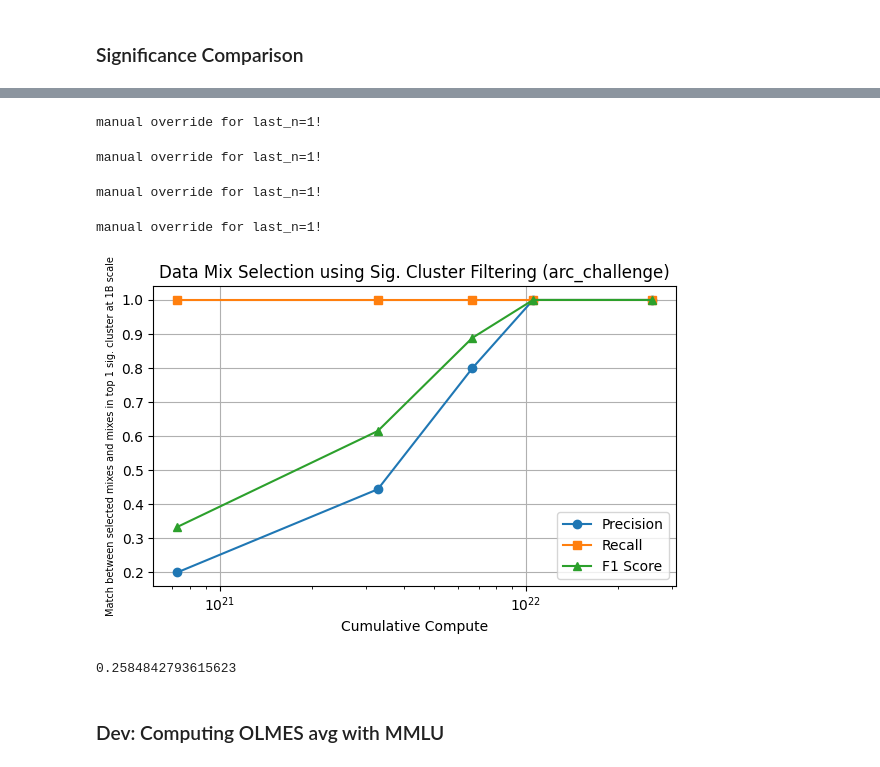
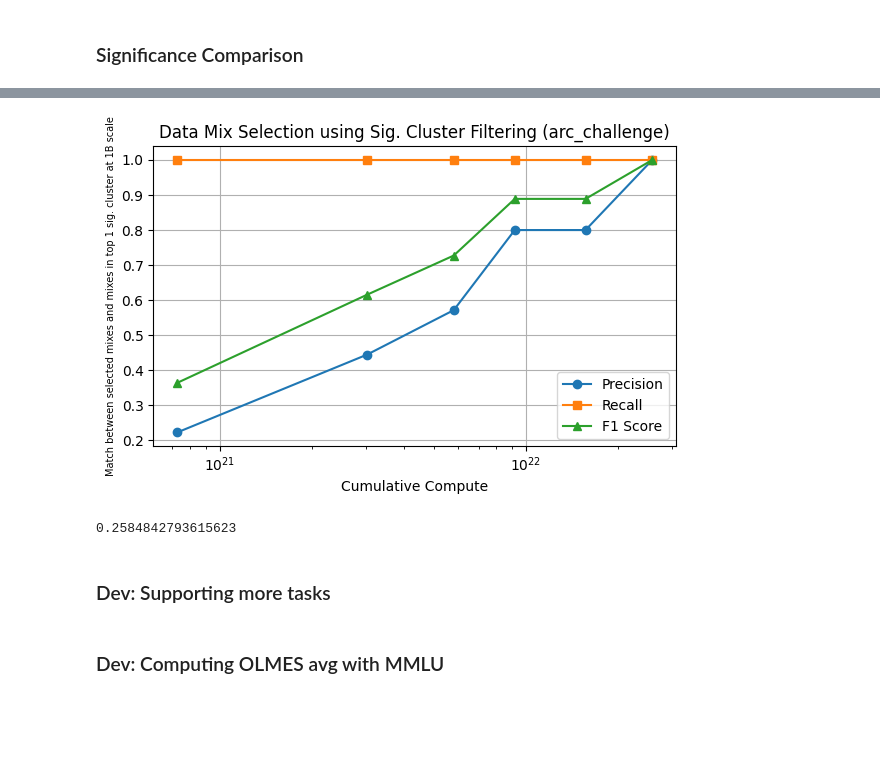
Before and after one commit to davidheineman/new-evals, a Jupyter notebook: analysis/notebooks/significance.ipynb, the cells around one changed output, grey strips where cells are left out. Cells and saved outputs as stored; diff of their text form; code cells hidden in the pictures; blank space fills up the shorter version.

```diff
--- a/analysis/notebooks/significance.ipynb
+++ b/analysis/notebooks/significance.ipynb
@@ -262,0 +156,27 @@ How to interpret: We want high *recall* scores for low compute (i.e., we want to
+# %%
+import matplotlib.pyplot as plt
+from plot import plot_simulation_results
+from mix_selection import run_simulations
+
+SORTED_SIZES = ['150M', '300M', '530M', '750M', '1B']
+
+results = run_simulations(
+    df,
+    task='arc_challenge',
+    sorted_sizes=SORTED_SIZES,
+    models=MODELS,
+    mixes=MIXES,
+    top_n_clusters=2, # How many significance clusters to keep for the next step
+    top_n_clusters_eval=1, # How many significance clusters we want at the target scale
+    alpha=0.001, # Significance level for cluster calculations
+    last_n=20, # How many checkpoints up to the final checkpoint to average results
+    model_pool='prefix', # (prefix, combination) Whether to test all combinations of mix orders
+    quiet=True
+)
+
+fig, ax = plt.subplots(figsize=(6, 4))
+ax.set_title('Performance for predicting top sig cluster @ 1B (on ARC-Challenge)')
+plot_simulation_results(results, ax)
+
+print('How to interpret: We want high *recall* scores (i.e., we want to minimize false negatives, where we would throw away a potentially good mix). High *precision* scores indicate less is used for selection:')
+plt.show()
@@ -263,37 +186,40 @@ How to interpret: We want high *recall* scores for low compute (i.e., we want to
 # %%
-SORTED_SIZES = ['150M', '300M', '530M', '750M'] # '1B'
-tasks = [task for task in TASKS if 'hellaswag' not in task and ':para' not in task]
+SORTED_SIZES = ['150M', '300M', '530M', '750M', '1B']
+tasks = [task for task in TASKS if ':para' not in task]
 
 tasks = tasks[:1]
+# tasks = tasks
 # tasks = [tasks]
+# tasks = [olmes]
+# tasks = [MMLU]
 
 fig, axes = plt.subplots(len(tasks), 1, figsize=(6, 4*len(tasks)), sharex=True, sharey=True)
 
 for i, task in enumerate(tasks):
     ax = axes[i] if len(tasks) > 1 else axes
 
     results = run_simulations(
+        df,
         sorted_sizes=SORTED_SIZES,
+        models=MODELS,
+        mixes=MIXES,
         task=task,
         top_n_clusters=2, # How many significance clusters to keep for the next step
         top_n_clusters_eval=1, # How many significance clusters we want at the target scale
         alpha=0.001, # Significance level for cluster calculations
+        last_n=20, # How many checkpoints up to the final checkpoint to average results
         model_pool='prefix', # How to select which sizes to test (prefix, combination)
     )
 
     plot_simulation_results(results, ax)
     task_name = task if not isinstance(task, list) else "OLMES Avg"
     ax.set_title(f"Data Mix Selection using Sig. Cluster Filtering ({task_name})")
     ax.set_ylabel(f"Match between selected mixes and mixes in top 1 sig. cluster at 1B scale", fontsize=7)
 
 fig.tight_layout()
 plt.show()
 # %% [output]
-manual override for last_n=1!
-manual override for last_n=1!
-manual override for last_n=1!
-manual override for last_n=1!
-[figure, old version]
+[figure, new version]
 # %%
 # Ratio of compute vs. target scale method
 6686214841600436633600 / 25867007688494284800000
@@ -305,3 +231,5 @@ manual override for last_n=1!
 # Can we keep the adjust the alpha?
 # Can we adjust the top-n clusters for filtering?
 # Can we adjust the top-n clusters for evaluation?
+# %% [markdown]
+### Dev: Supporting more tasks
```
Also changed, not shown: parts of 16 cells of this notebook, 4 other files.
